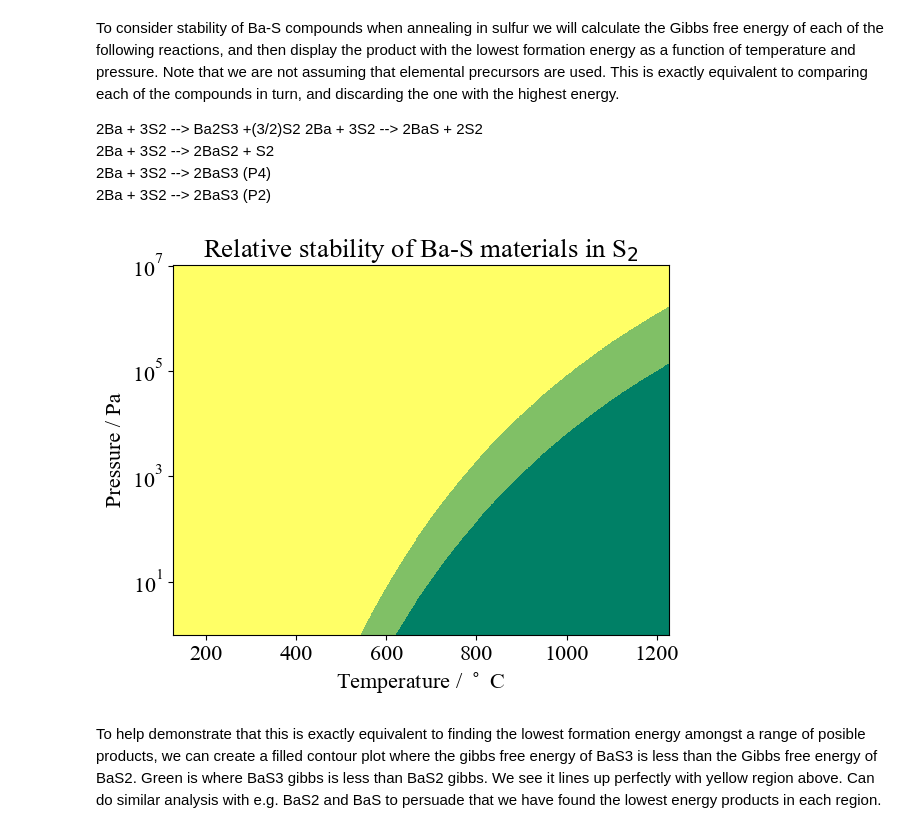
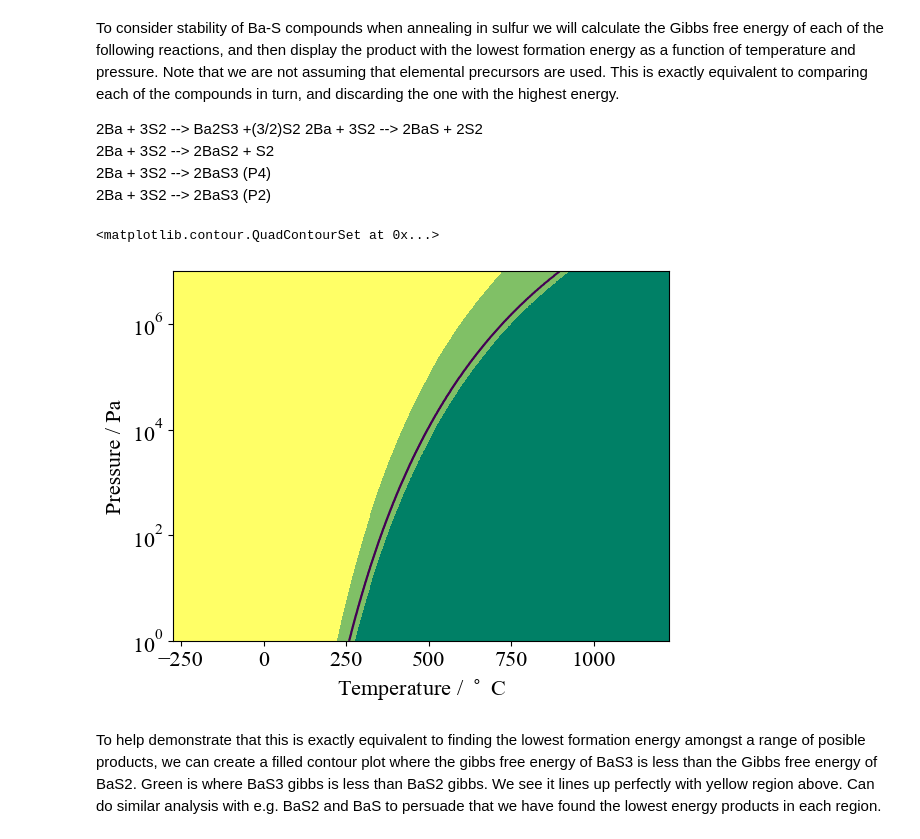
Before and after one commit to NU-CEM/2023_BaZrS3_Thermodynamic_Model, a Jupyter notebook: thermodynamic_analysis.ipynb, the cells around one changed output. Saved outputs shown, nothing was run; the diff lists cells and outputs as text; code cells hidden in the pictures.

```diff
--- a/thermodynamic_analysis.ipynb
+++ b/thermodynamic_analysis.ipynb
@@ -12,6 +12,8 @@ from thermopot import materials, calculations, reactions, potentials, potential
 ### Read in data and build materials
 # %%
 BaZrS3_calc = calculations.AimsCalculation(data_path+"raw_aims_files/ternary/BaZrS3_Pnma/scan/aims.out")
+BaZrS3_hybrid_calc = calculations.AimsCalculation(data_path+"raw_aims_files/ternary/BaZrS3_Pnma/hse06/aims.out")
+BaZrS3_pbesol_calc = calculations.AimsCalculation(data_path+"raw_aims_files/ternary/BaZrS3_Pnma/pbesol/aims.out")
 
 BaS_calc = calculations.AimsCalculation(data_path+"raw_aims_files/binary/BaS_Fm-3m/scan/aims.out")
 BaS2_calc  = calculations.AimsCalculation(data_path+"raw_aims_files/binary/BaS2_C2_c/scan/aims.out")
@@ -26,10 +28,15 @@ ZrS2_calc = calculations.AimsCalculation(data_path+"raw_aims_files/binary/ZrS2_P
 Zr3S4_calc = calculations.AimsCalculation(data_path+"raw_aims_files/binary/Zr3S4_Fd-3m/scan/aims.out")
 
 Ba_calc = calculations.AimsCalculation(data_path+"raw_aims_files/elemental/Ba_Im-3m/scan/aims.out")
+Ba_hybrid_calc = calculations.AimsCalculation(data_path+"raw_aims_files/elemental/Ba_Im-3m/hse06/aims.out")
+Ba_pbesol_calc = calculations.AimsCalculation(data_path+"raw_aims_files/elemental/Ba_Im-3m/pbesol/aims.out")
 Zr_calc = calculations.AimsCalculation(data_path+"raw_aims_files/elemental/Zr_P63_mmc/scan/aims.out")
+Zr_hybrid_calc = calculations.AimsCalculation(data_path+"raw_aims_files/elemental/Zr_P63_mmc/hse06/aims.out")
+Zr_pbesol_calc = calculations.AimsCalculation(data_path+"raw_aims_files/elemental/Zr_P63_mmc/pbesol/aims.out")
 S_calc = calculations.AimsCalculation(data_path+"raw_aims_files/elemental/S_P2_c/scan/aims.out")
 
-S2_calculation = calculations.AimsCalculation(data_path+"raw_aims_files/elemental/S2/scan/aims.out",gas=True)
-S8_calculation = calculations.AimsCalculation(data_path+"raw_aims_files/elemental/S8/scan/aims.out",gas=True)
+S8_calc = calculations.AimsCalculation(data_path+"raw_aims_files/elemental/S8/scan/aims.out",gas=True)
+S8_hybrid_calc = calculations.AimsCalculation(data_path+"raw_aims_files/elemental/S8/hse06/aims.out",gas=True)
+S8_pbesol_calc = calculations.AimsCalculation(data_path+"raw_aims_files/elemental/S8/pbesol/aims.out",gas=True)
 # %%
 BaZrS3 = materials.Solid("BaZrS3",{"Ba": 1,"Zr": 1,"S":3},data_path+"phonopy_output/BaZrS3_Pnma.dat",calculation=BaZrS3_calc)
@@ -57,2 +73,17 @@ S_g = materials.Sulfur_model(S8_calculation.energy/8)
 # Note that S_g.mu is the chemical potential for a single particle of sulfur in equilibrium, including the effects
 # mixing between sulfur species.
+# %%
+eV_to_kJpermole = 96.485
+
+delta_S2_S8_from_Jackson_model = 50 # in kJ per mole
+delta_S2_S8_from_Jackson_model_eV = delta_S2_S8_from_Jackson_model*(1/eV_to_kJpermole)
+print(delta_S2_S8_from_Jackson_model_eV)
+# this is energy difference between S2 and S8, per atom (in eV)
+
+S2_energy_referenced_to_S8 = ((S8_calc.energy/8) + delta_S2_S8_from_Jackson_model_eV)*2
+# the factors of 8 and 2 are due to stoichiometry of systems
+
+# create calculation object using this updated energy
+S2_calc = calculations.Calculation(energy=S2_energy_referenced_to_S8,xc='scan',NAtoms=2)
+# create material using updated calculation
+S2 = materials.IdealGas("S2",{'S':2},data_path+"nist_janaf/S2.dat",calculation=S2_calc,zpe_lit=0.0893)   # from CCCBDB
@@ -61,7 +110,7 @@ S_g = materials.Sulfur_model(S8_calculation.energy/8)
 
 The Sulfur model is only valid for 400-1500K and 10^0-10^7 Pascal.
 # %%
-T = np.linspace(400,1500,1000) # K
+T = np.linspace(0,1500,1000) # K
 P = np.array( np.logspace(0,7,1000),ndmin=2).transpose() # Pa   valid region for sulfur mode
 # %% [markdown]
 # Formation from elemental compounds
@@ -184,7 +208,7 @@ plt.savefig("s2_mix.png")
 # %%
-T = np.linspace(400,1500,1000)[1:] # K
+T = np.linspace(400,1500,1000)# K
 P = np.logspace(0,7,1000)
-potential = np.diff(Sg_reaction.Dmu(units="kJ",xc='scan').potential-S8_reaction.Dmu(units="kJ",xc='scan').potential)
+potential = Sg_reaction.Dmu(units="kJ",xc='scan').potential-S8_reaction.Dmu(units="kJ",xc='scan').potential
 
 fig = plt.figure()
 ax = fig.add_subplot(1, 1, 1)
@@ -196,6 +220,6 @@ colours.set_label("$\Delta G_f$ / kJ mol$^{-1}$", labelpad=20)
 plt.yscale('log')
 plt.xlabel("Temperature / {0}".format('$^\circ$C'))
 plt.ylabel("Pressure / {0}".format('Pa'))
-plt.title("$\Delta (\mu_{S\mathrm{mix}}-\mu_{S8})$",size=14)
-plt.savefig("s8_mix.png")
+plt.title("$\mu_{S\mathrm{mix}}-\mu_{S8}$",size=14)
+plt.savefig("r_s8_mix.png")
 # %% [output]
@@ -461,19 +485,22 @@ To consider stability of Ba-S compounds when annealing in sulfur we will calcula
 # %%
 Ba2S3_reaction = reactions.Reaction({Ba:4,S2:6},{Ba2S3:1, S2:1.5},temperature=T, pressure=P, fu=4)
 BaS_reaction = reactions.Reaction({Ba:4,S2:6},{BaS:4,S2:4},temperature=T,pressure=P,fu=4)
 BaS2_reaction = reactions.Reaction({Ba:4,S2:6},{BaS2:4,S2:2},temperature=T,pressure=P,fu=4)
 BaS3_reaction = reactions.Reaction({Ba:4,S2:6},{BaS3_P4:4},temperature=T,pressure=P,fu=4)
 BaS3_P2_reaction = reactions.Reaction({Ba:4,S2:6},{BaS3_P2:4},temperature=T,pressure=P,fu=4)
 
 BaS_system = potentials.Potentials(Ba2S3_reaction.Dmu(units="kJ",xc='scan',T=T,P=P),BaS_reaction.Dmu(units="kJ",xc='scan',T=T,P=P),BaS2_reaction.Dmu(units="kJ",xc='scan',T=T,P=P),BaS3_reaction.Dmu(units="kJ",xc='scan',T=T,P=P),BaS3_P2_reaction.Dmu(units="kJ",xc='scan',T=T,P=P))
 plt = BaS_system.plot_TvsP(material_labels=["BaS","BaS2","BaS3"],log_scale=True,T_units="C")
-plt.title("Relative stability of Ba-S materials in S$_2$")
-plt.savefig("Ba_S_stability_S2")
-#plt.contour(T-273,P.flatten(),S8_mu.potential <= S2_mu.potential*4, levels=[.5])
+#plt.xlim(127,600)
+#plt.savefig("r_Ba_S_stability_S2")
+
+
+plt.contour(T-273,P.flatten(),S8_mu.potential <= S2_mu.potential*4, levels=[.5])
 
 # the solid line denotes where chemical potential of S2 and S8 are equal.
 # %% [output]
+<matplotlib.contour.QuadContourSet at 0x...>
-[figure, old version]
+[figure, new version]
 # %% [markdown]
 To help demonstrate that this is exactly equivalent to finding the lowest formation energy amongst a range of posible products, we can create a filled contour plot where the gibbs free energy of BaS3 is less than the Gibbs free energy of BaS2. Green is where BaS3 gibbs is less than BaS2 gibbs. We see it lines up perfectly with yellow region above. Can do similar analysis with e.g. BaS2 and BaS to persuade that we have found the lowest energy products in each region.
 # %%
```
Also changed, not shown: parts of 23 cells of this notebook, 18 other files.
